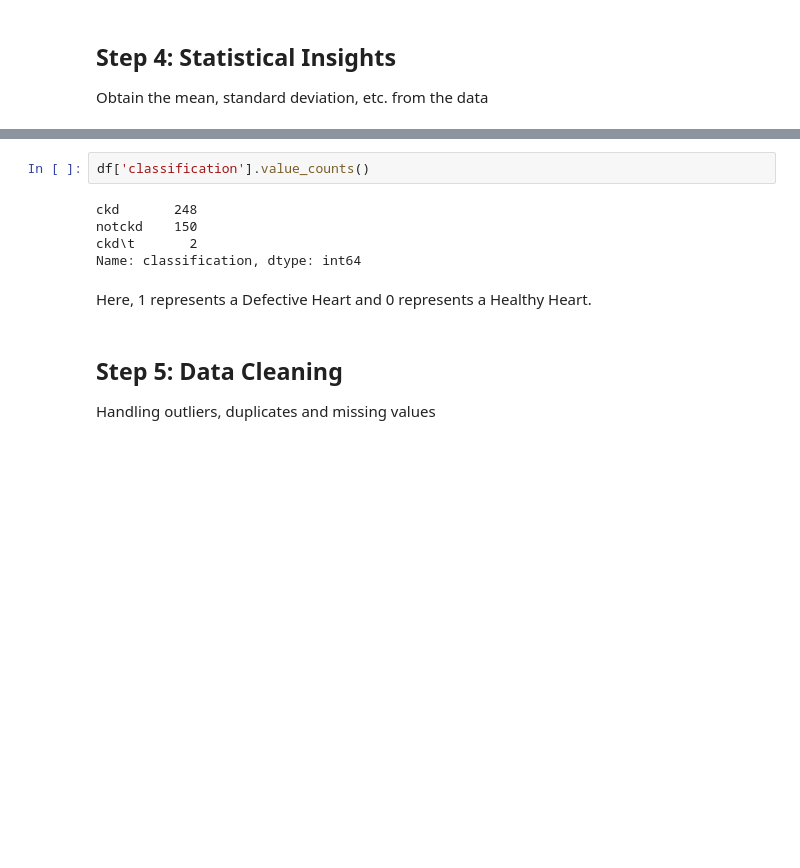
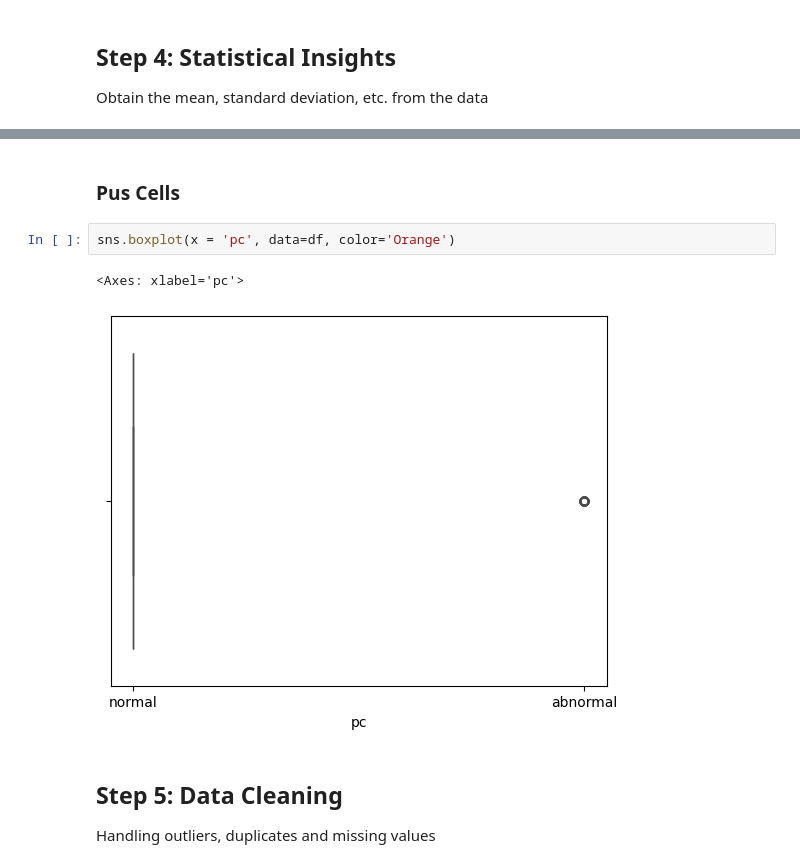
Before and after one commit to SimranS22/Kidney-Disease-Prediction-Model, a Jupyter notebook: Notebook/Kidney-disease-prediction-model.ipynb, the cells around one changed output, grey strips where cells are left out. Saved outputs shown, nothing was run; the diff lists cells and outputs as text; blank space fills up the shorter version.

```diff
--- a/Notebook/Kidney-disease-prediction-model.ipynb
+++ b/Notebook/Kidney-disease-prediction-model.ipynb
@@ -111,15 +111,13 @@ df.describe()
 | 50% | 55.000000 | 80.000000 | 1.020000 | 0.000000 | 0.000000 | 121.000000 | 42.000000 | 1.300000 | 138.000000 | 4.400000 | 12.650000 |
 | 75% | 64.500000 | 80.000000 | 1.020000 | 2.000000 | 0.000000 | 163.000000 | 66.000000 | 2.800000 | 142.000000 | 4.900000 | 15.000000 |
 | max | 90.000000 | 180.000000 | 1.025000 | 5.000000 | 5.000000 | 490.000000 | 391.000000 | 76.000000 | 163.000000 | 47.000000 | 17.800000 |
-# %%
-df['classification'].value_counts()
-# %% [output]
-ckd       248
-notckd    150
-ckd\t       2
-Name: classification, dtype: int64
-# %% [markdown]
-Here, 1 represents a Defective Heart and 0 represents a Healthy Heart.
+# %% [markdown]
+### Pus Cells
+# %%
+sns.boxplot(x = 'pc', data=df, color='Orange')
+# %% [output]
+<Axes: xlabel='pc'>
+[figure, added]
 # %% [markdown]
 ## Step 5: Data Cleaning
 
```
Also changed, not shown: parts of 110 cells of this notebook.
